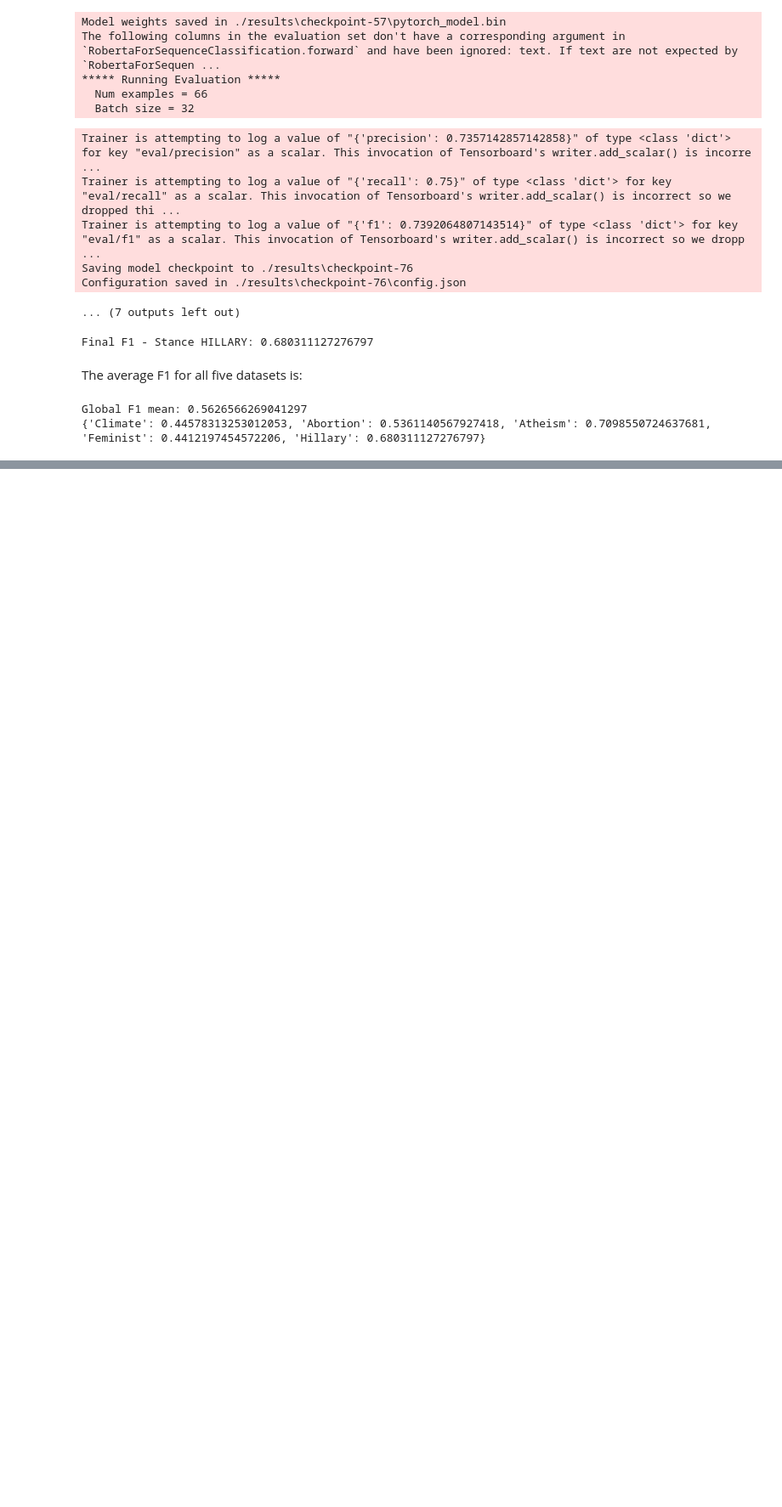
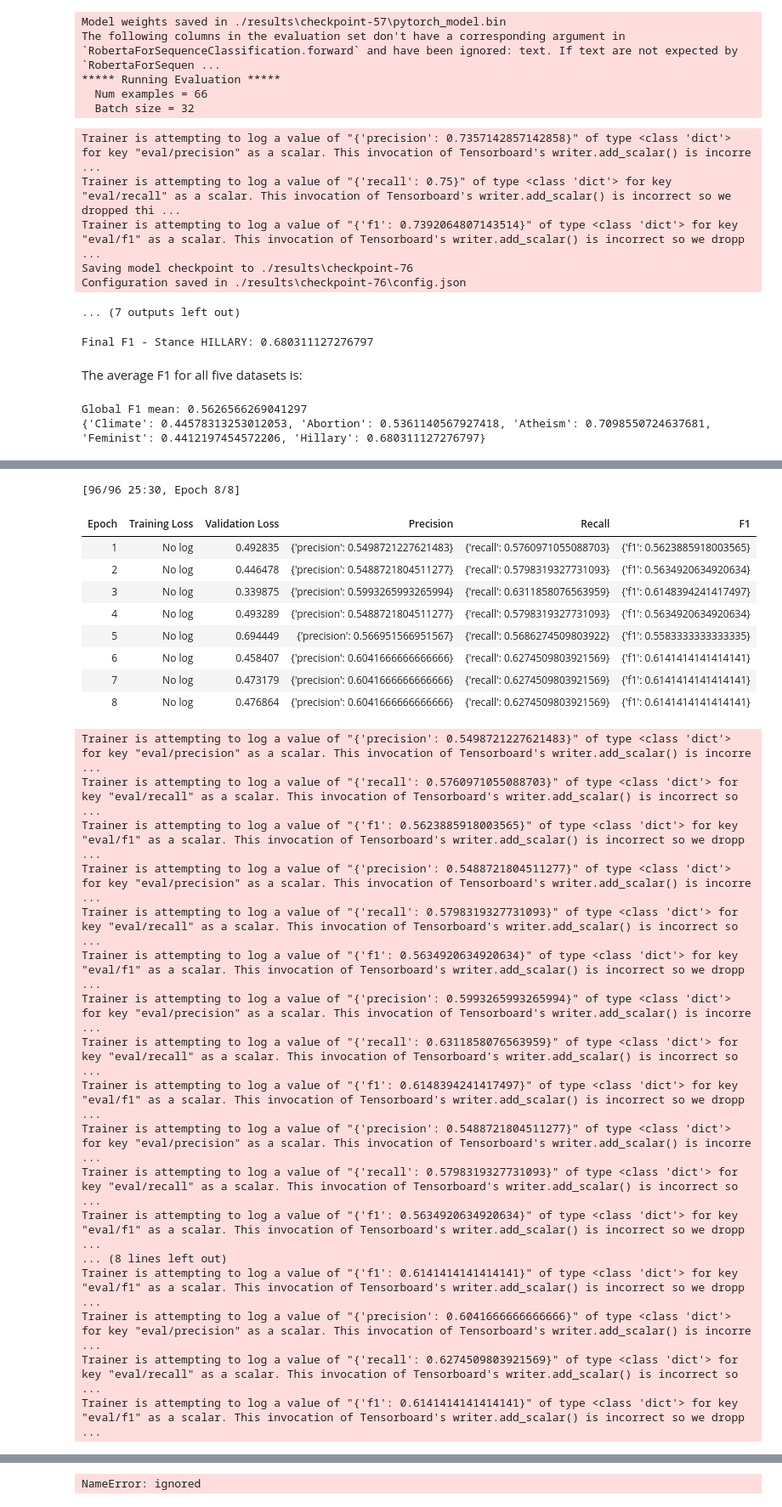
Before and after one commit to yzse/nlp-final-tweeteval, a Jupyter notebook: BERT and BERTweet.ipynb, the cells around one changed output, grey strips where cells are left out. Shown: that part at 85% size. Cells and saved outputs as stored; diff of their text form; code cells hidden in the pictures; blank space fills up the shorter version.

```diff
--- a/BERT and BERTweet.ipynb
+++ b/BERT and BERTweet.ipynb
@@ -867,0 +930,60 @@ train_dataset, val_dataset, test_dataset = raw_reader_and_tokenize("climate")
+# %%
+# Import dataset
+train_dataset, val_dataset, test_dataset = raw_reader_and_tokenize("climate")
+
+best_training_args = TrainingArguments(
+    output_dir='./results',
+    evaluation_strategy='epoch',
+    save_strategy='epoch',
+    learning_rate=1e-4,
+    per_device_train_batch_size=32,
+    per_device_eval_batch_size=16,
+    num_train_epochs=8,
+    logging_dir='./logs',
+    load_best_model_at_end=True,
+    seed=1
+)
+
+# Create a Trainer instance
+trainer = Trainer(
+    model=model,
+    args=best_training_args,
+    train_dataset=train_dataset,
+    eval_dataset=val_dataset,
+    compute_metrics=compute_metrics
+)
+
+# Fine-tune the model on the training dataset
+trainer.train()
+
+# Generate predictions for the test set
+test_predictions = trainer.predict(test_dataset).predictions
+test_predictions = np.argmax(test_predictions, axis=-1)
+# %% [output]
+[96/96 25:30, Epoch 8/8]
+| Epoch | Training Loss | Validation Loss | Precision | Recall | F1 |
+| 1 | No log | 0.492835 | {'precision': 0.5498721227621483} | {'recall': 0.5760971055088703} | {'f1': 0.5623885918003565} |
+| 2 | No log | 0.446478 | {'precision': 0.5488721804511277} | {'recall': 0.5798319327731093} | {'f1': 0.5634920634920634} |
+| 3 | No log | 0.339875 | {'precision': 0.5993265993265994} | {'recall': 0.6311858076563959} | {'f1': 0.6148394241417497} |
+| 4 | No log | 0.493289 | {'precision': 0.5488721804511277} | {'recall': 0.5798319327731093} | {'f1': 0.5634920634920634} |
+| 5 | No log | 0.694449 | {'precision': 0.566951566951567} | {'recall': 0.5686274509803922} | {'f1': 0.5583333333333335} |
+| 6 | No log | 0.458407 | {'precision': 0.6041666666666666} | {'recall': 0.6274509803921569} | {'f1': 0.6141414141414141} |
+| 7 | No log | 0.473179 | {'precision': 0.6041666666666666} | {'recall': 0.6274509803921569} | {'f1': 0.6141414141414141} |
+| 8 | No log | 0.476864 | {'precision': 0.6041666666666666} | {'recall': 0.6274509803921569} | {'f1': 0.6141414141414141} |
+Trainer is attempting to log a value of "{'precision': 0.5498721227621483}" of type <class 'dict'> for key "eval/precision" as a scalar. This invocation of Tensorboard's writer.add_scalar() is incorre ...
+Trainer is attempting to log a value of "{'recall': 0.5760971055088703}" of type <class 'dict'> for key "eval/recall" as a scalar. This invocation of Tensorboard's writer.add_scalar() is incorrect so  ...
+Trainer is attempting to log a value of "{'f1': 0.5623885918003565}" of type <class 'dict'> for key "eval/f1" as a scalar. This invocation of Tensorboard's writer.add_scalar() is incorrect so we dropp ...
+Trainer is attempting to log a value of "{'precision': 0.5488721804511277}" of type <class 'dict'> for key "eval/precision" as a scalar. This invocation of Tensorboard's writer.add_scalar() is incorre ...
+Trainer is attempting to log a value of "{'recall': 0.5798319327731093}" of type <class 'dict'> for key "eval/recall" as a scalar. This invocation of Tensorboard's writer.add_scalar() is incorrect so  ...
+Trainer is attempting to log a value of "{'f1': 0.5634920634920634}" of type <class 'dict'> for key "eval/f1" as a scalar. This invocation of Tensorboard's writer.add_scalar() is incorrect so we dropp ...
+Trainer is attempting to log a value of "{'precision': 0.5993265993265994}" of type <class 'dict'> for key "eval/precision" as a scalar. This invocation of Tensorboard's writer.add_scalar() is incorre ...
+Trainer is attempting to log a value of "{'recall': 0.6311858076563959}" of type <class 'dict'> for key "eval/recall" as a scalar. This invocation of Tensorboard's writer.add_scalar() is incorrect so  ...
+Trainer is attempting to log a value of "{'f1': 0.6148394241417497}" of type <class 'dict'> for key "eval/f1" as a scalar. This invocation of Tensorboard's writer.add_scalar() is incorrect so we dropp ...
+Trainer is attempting to log a value of "{'precision': 0.5488721804511277}" of type <class 'dict'> for key "eval/precision" as a scalar. This invocation of Tensorboard's writer.add_scalar() is incorre ...
+Trainer is attempting to log a value of "{'recall': 0.5798319327731093}" of type <class 'dict'> for key "eval/recall" as a scalar. This invocation of Tensorboard's writer.add_scalar() is incorrect so  ...
+Trainer is attempting to log a value of "{'f1': 0.5634920634920634}" of type <class 'dict'> for key "eval/f1" as a scalar. This invocation of Tensorboard's writer.add_scalar() is incorrect so we dropp ...
+... (8 lines left out)
+Trainer is attempting to log a value of "{'f1': 0.6141414141414141}" of type <class 'dict'> for key "eval/f1" as a scalar. This invocation of Tensorboard's writer.add_scalar() is incorrect so we dropp ...
+Trainer is attempting to log a value of "{'precision': 0.6041666666666666}" of type <class 'dict'> for key "eval/precision" as a scalar. This invocation of Tensorboard's writer.add_scalar() is incorre ...
+Trainer is attempting to log a value of "{'recall': 0.6274509803921569}" of type <class 'dict'> for key "eval/recall" as a scalar. This invocation of Tensorboard's writer.add_scalar() is incorrect so  ...
+Trainer is attempting to log a value of "{'f1': 0.6141414141414141}" of type <class 'dict'> for key "eval/f1" as a scalar. This invocation of Tensorboard's writer.add_scalar() is incorrect so we dropp ...
@@ -867,0 +991 @@ train_dataset, val_dataset, test_dataset = raw_reader_and_tokenize("climate")
+NameError: ignored
```
Also changed, not shown: parts of 19 cells of this notebook.
